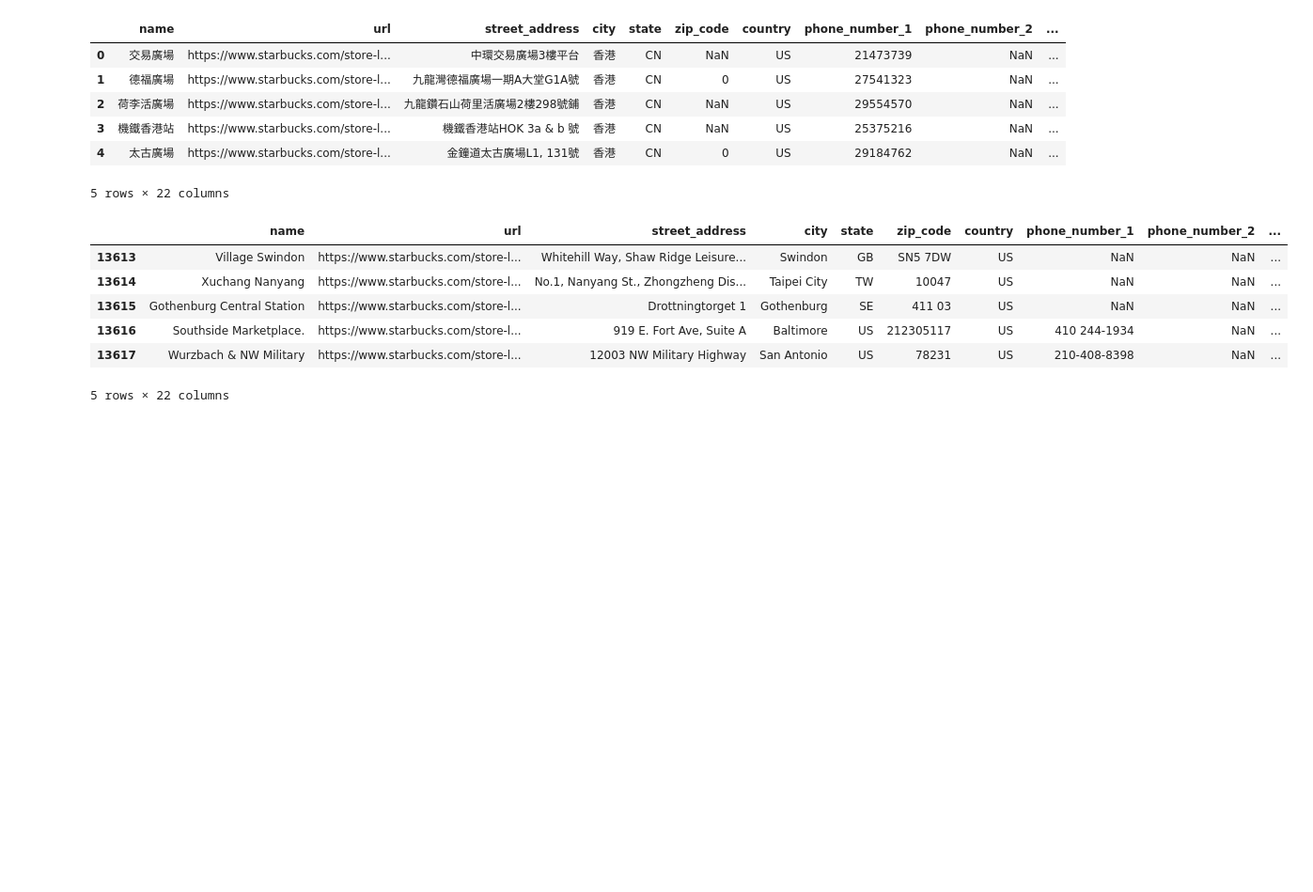
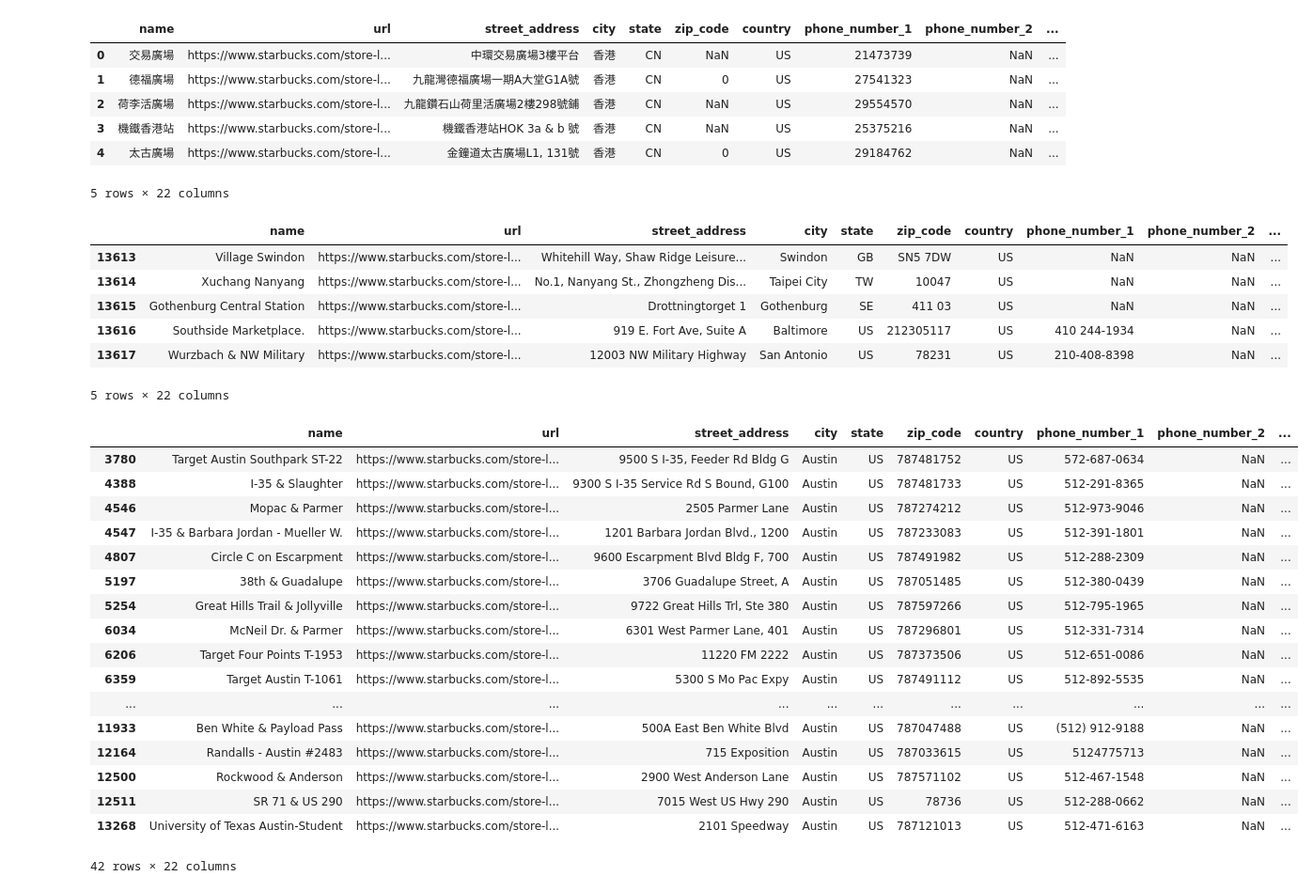
Before and after one commit to EGeorge2021r/Fintech5Falcons, a Jupyter notebook: Resources/demo_estate_data.ipynb, the cells around one changed output. Shown at 94% size. Saved outputs shown, nothing was run; the diff lists cells and outputs as text; code cells hidden in the pictures; blank space fills up the shorter version.

Commit message:
starbucks data has been sorted to austin branches-Azaldin

```diff
--- a/Resources/demo_estate_data.ipynb
+++ b/Resources/demo_estate_data.ipynb
@@ -140,3 +140,27 @@ starbucks_df.tail()
 | 13616 | Southside Marketplace. | https://www.starbucks.com/store-l... | 919 E. Fort Ave, Suite A | Baltimore | US | 212305117 | US | 410 244-1934 | NaN | ... |
 | 13617 | Wurzbach & NW Military | https://www.starbucks.com/store-l... | 12003 NW Military Highway | San Antonio | US | 78231 | US | 210-408-8398 | NaN | ... |
 5 rows × 22 columns
+# %%
+austin_starbucks_df= usa_starbucks_df.loc[usa_starbucks_df.city=="Austin"]
+
+
+austin_starbucks_df
+# %% [output]
+|  | name | url | street_address | city | state | zip_code | country | phone_number_1 | phone_number_2 | ... |
+| 3780 | Target Austin Southpark ST-22 | https://www.starbucks.com/store-l... | 9500 S I-35, Feeder Rd Bldg G | Austin | US | 787481752 | US | 572-687-0634 | NaN | ... |
+| 4388 | I-35 & Slaughter | https://www.starbucks.com/store-l... | 9300 S I-35 Service Rd S Bound, G100 | Austin | US | 787481733 | US | 512-291-8365 | NaN | ... |
+| 4546 | Mopac & Parmer | https://www.starbucks.com/store-l... | 2505 Parmer Lane | Austin | US | 787274212 | US | 512-973-9046 | NaN | ... |
+| 4547 | I-35 & Barbara Jordan - Mueller W. | https://www.starbucks.com/store-l... | 1201 Barbara Jordan Blvd., 1200 | Austin | US | 787233083 | US | 512-391-1801 | NaN | ... |
+| 4807 | Circle C on Escarpment | https://www.starbucks.com/store-l... | 9600 Escarpment Blvd Bldg F, 700 | Austin | US | 787491982 | US | 512-288-2309 | NaN | ... |
+| 5197 | 38th & Guadalupe | https://www.starbucks.com/store-l... | 3706 Guadalupe Street, A | Austin | US | 787051485 | US | 512-380-0439 | NaN | ... |
+| 5254 | Great Hills Trail & Jollyville | https://www.starbucks.com/store-l... | 9722 Great Hills Trl, Ste 380 | Austin | US | 787597266 | US | 512-795-1965 | NaN | ... |
+| 6034 | McNeil Dr. & Parmer | https://www.starbucks.com/store-l... | 6301 West Parmer Lane, 401 | Austin | US | 787296801 | US | 512-331-7314 | NaN | ... |
+| 6206 | Target Four Points T-1953 | https://www.starbucks.com/store-l... | 11220 FM 2222 | Austin | US | 787373506 | US | 512-651-0086 | NaN | ... |
+| 6359 | Target Austin T-1061 | https://www.starbucks.com/store-l... | 5300 S Mo Pac Expy | Austin | US | 787491112 | US | 512-892-5535 | NaN | ... |
+| ... | ... | ... | ... | ... | ... | ... | ... | ... | ... | ... |
+| 11933 | Ben White & Payload Pass | https://www.starbucks.com/store-l... | 500A East Ben White Blvd | Austin | US | 787047488 | US | (512) 912-9188 | NaN | ... |
+| 12164 | Randalls - Austin #2483 | https://www.starbucks.com/store-l... | 715 Exposition | Austin | US | 787033615 | US | 5124775713 | NaN | ... |
+| 12500 | Rockwood & Anderson | https://www.starbucks.com/store-l... | 2900 West Anderson Lane | Austin | US | 787571102 | US | 512-467-1548 | NaN | ... |
+| 12511 | SR 71 & US 290 | https://www.starbucks.com/store-l... | 7015 West US Hwy 290 | Austin | US | 78736 | US | 512-288-0662 | NaN | ... |
+| 13268 | University of Texas Austin-Student | https://www.starbucks.com/store-l... | 2101 Speedway | Austin | US | 787121013 | US | 512-471-6163 | NaN | ... |
+42 rows × 22 columns
```
